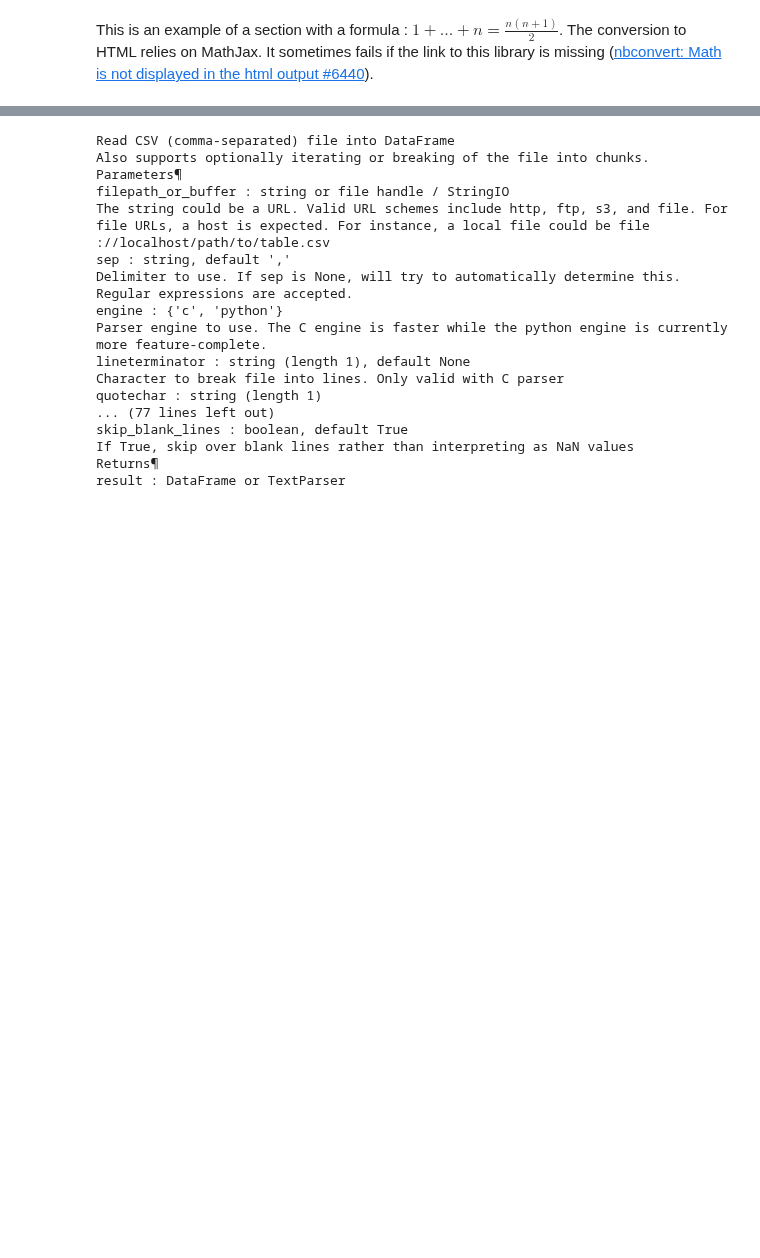
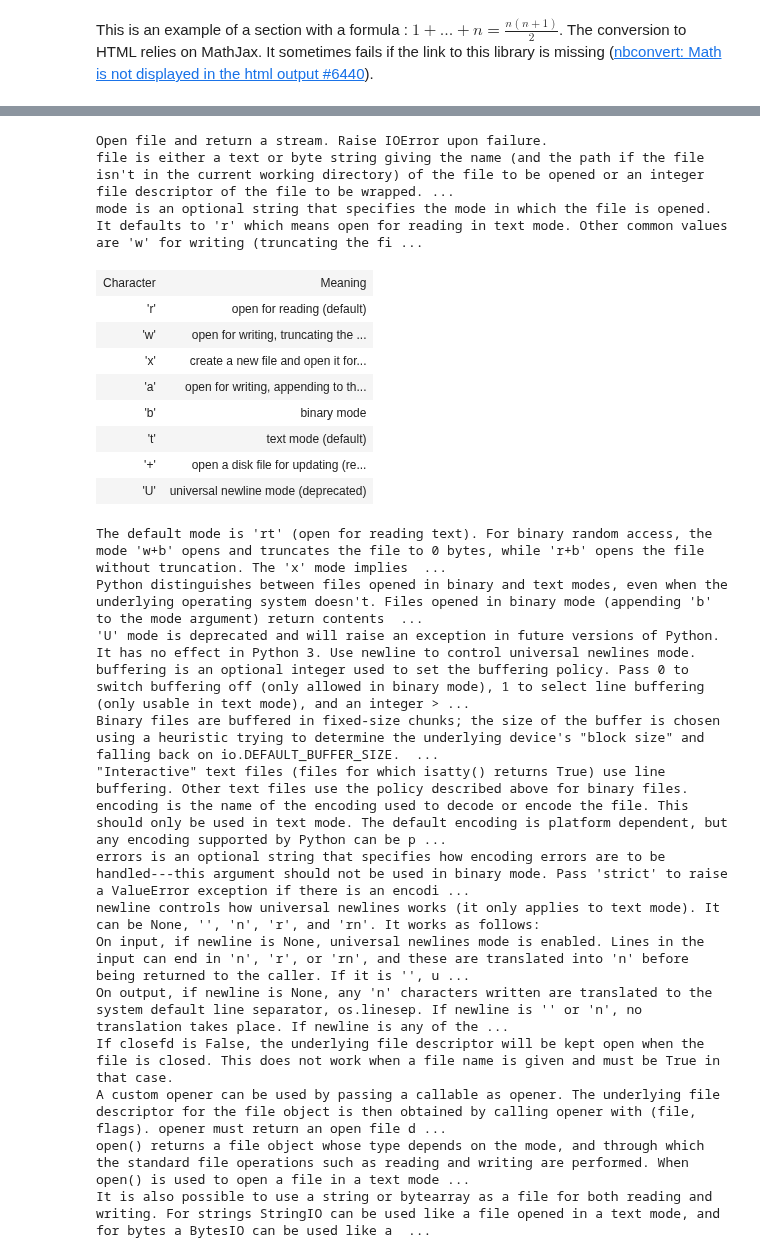
Before and after one commit to sdpython/pyquickhelper, a Jupyter notebook: _doc/notebooks/example_documentation.ipynb, the cells around one changed output, grey strips where cells are left out. Cells and saved outputs as stored; diff of their text form; code cells hidden in the pictures; blank space fills up the shorter version.

```diff
--- a/_doc/notebooks/example_documentation.ipynb
+++ b/_doc/notebooks/example_documentation.ipynb
@@ -28,22 +33,31 @@ None values are replaced by empty string (4 spaces). It produces the following r
 # %%
-import pandas
 from pyquickhelper.helpgen import docstring2html
-docstring2html(pandas.read_csv)
+docstring2html(open)
 # %% [output]
-Read CSV (comma-separated) file into DataFrame
-Also supports optionally iterating or breaking of the file into chunks.
-Parameters¶
-filepath_or_buffer : string or file handle / StringIO
-The string could be a URL. Valid URL schemes include http, ftp, s3, and file. For file URLs, a host is expected. For instance, a local file could be file ://localhost/path/to/table.csv
-sep : string, default ','
-Delimiter to use. If sep is None, will try to automatically determine this. Regular expressions are accepted.
-engine : {'c', 'python'}
-Parser engine to use. The C engine is faster while the python engine is currently more feature-complete.
-lineterminator : string (length 1), default None
-Character to break file into lines. Only valid with C parser
-quotechar : string (length 1)
-... (77 lines left out)
-skip_blank_lines : boolean, default True
-If True, skip over blank lines rather than interpreting as NaN values
-Returns¶
-result : DataFrame or TextParser
+Open file and return a stream. Raise IOError upon failure.
+file is either a text or byte string giving the name (and the path if the file isn't in the current working directory) of the file to be opened or an integer file descriptor of the file to be wrapped. ...
+mode is an optional string that specifies the mode in which the file is opened. It defaults to 'r' which means open for reading in text mode. Other common values are 'w' for writing (truncating the fi ...
+| Character | Meaning |
+| 'r' | open for reading (default) |
+| 'w' | open for writing, truncating the ... |
+| 'x' | create a new file and open it for... |
+| 'a' | open for writing, appending to th... |
+| 'b' | binary mode |
+| 't' | text mode (default) |
+| '+' | open a disk file for updating (re... |
+| 'U' | universal newline mode (deprecated) |
+The default mode is 'rt' (open for reading text). For binary random access, the mode 'w+b' opens and truncates the file to 0 bytes, while 'r+b' opens the file without truncation. The 'x' mode implies  ...
+Python distinguishes between files opened in binary and text modes, even when the underlying operating system doesn't. Files opened in binary mode (appending 'b' to the mode argument) return contents  ...
+'U' mode is deprecated and will raise an exception in future versions of Python. It has no effect in Python 3. Use newline to control universal newlines mode.
+buffering is an optional integer used to set the buffering policy. Pass 0 to switch buffering off (only allowed in binary mode), 1 to select line buffering (only usable in text mode), and an integer > ...
+Binary files are buffered in fixed-size chunks; the size of the buffer is chosen using a heuristic trying to determine the underlying device's "block size" and falling back on io.DEFAULT_BUFFER_SIZE.  ...
+"Interactive" text files (files for which isatty() returns True) use line buffering. Other text files use the policy described above for binary files.
+encoding is the name of the encoding used to decode or encode the file. This should only be used in text mode. The default encoding is platform dependent, but any encoding supported by Python can be p ...
+errors is an optional string that specifies how encoding errors are to be handled---this argument should not be used in binary mode. Pass 'strict' to raise a ValueError exception if there is an encodi ...
+newline controls how universal newlines works (it only applies to text mode). It can be None, '', 'n', 'r', and 'rn'. It works as follows:
+On input, if newline is None, universal newlines mode is enabled. Lines in the input can end in 'n', 'r', or 'rn', and these are translated into 'n' before being returned to the caller. If it is '', u ...
+On output, if newline is None, any 'n' characters written are translated to the system default line separator, os.linesep. If newline is '' or 'n', no translation takes place. If newline is any of the ...
+If closefd is False, the underlying file descriptor will be kept open when the file is closed. This does not work when a file name is given and must be True in that case.
+A custom opener can be used by passing a callable as opener. The underlying file descriptor for the file object is then obtained by calling opener with (file, flags). opener must return an open file d ...
+open() returns a file object whose type depends on the mode, and through which the standard file operations such as reading and writing are performed. When open() is used to open a file in a text mode ...
+It is also possible to use a string or bytearray as a file for both reading and writing. For strings StringIO can be used like a file opened in a text mode, and for bytes a BytesIO can be used like a  ...
```
Also changed, not shown: parts of 2 cells of this notebook, 9 other files.
